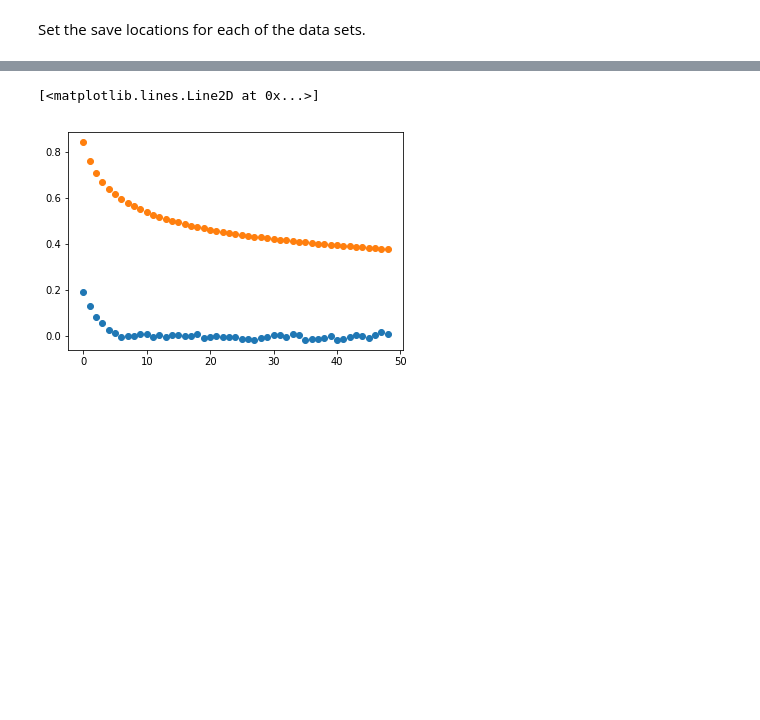
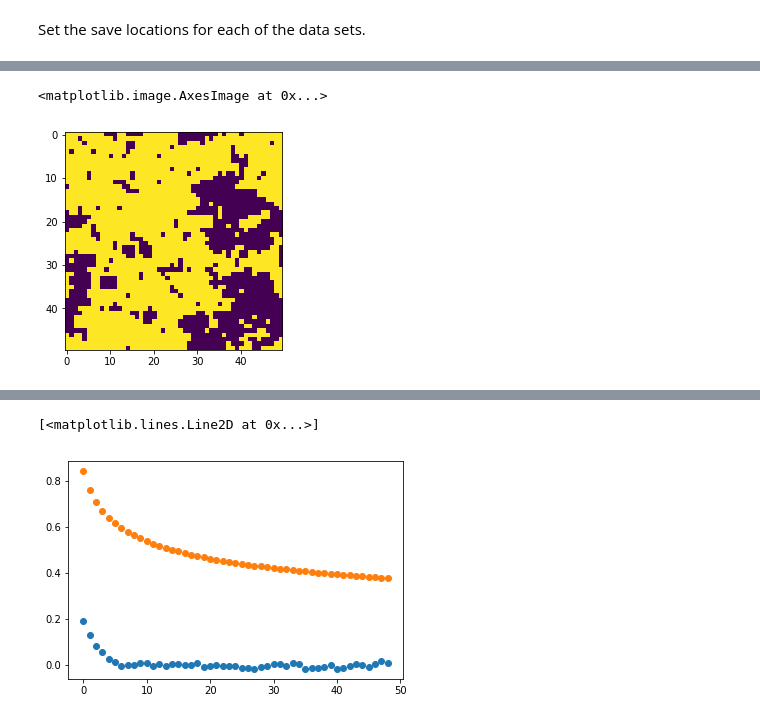
Before and after one commit to DanielJCase/Ising-Deep-Learning, a Jupyter notebook: Ising_genData.ipynb, the cells around one changed output, grey strips where cells are left out. Saved outputs shown, nothing was run; the diff lists cells and outputs as text; code cells hidden in the pictures; blank space fills up the shorter version.

```diff
--- a/Ising_genData.ipynb
+++ b/Ising_genData.ipynb
@@ -299,6 +15,0 @@ p.join()
-# %%
-samples = 3
-L=20
-steps = 3
-for T in Temps:
-    generateSamples(T,L,steps,samples,train_data)
@@ -315,7 +15,0 @@ plt.imshow(sampleMat)
-# %%
-mat=createArray(20)
-steps=1000
-avgE = np.zeros(steps)
-for step in tqdm(range(steps)):
-    avgE[step]=iterateWolff(mat,2.5,True)
-    #avgE[step]=iterate(mat,2.1,True)
@@ -338,0 +120,11 @@ plt.plot(avgE)
+# %%
+def flipCluster(mat,cluster):
+    # Flip all spins in a cluster. Used for the Wolff algorithm.
+    """
+    Parameters:
+        mat: numpy array containing the current spin configuration
+        cluster: List of spins to be flipped
+    """
+    for pair in cluster:
+        i,j=pair
+        mat[i,j]*=-1
@@ -338,0 +265,5 @@ plt.plot(avgE)
+# %%
+def simulate(mat,T,steps):
+    #MC simulation for a square lattice, using the Wolff algorithm
+    for step in range(steps):
+        iterateWolff(mat,T)
@@ -338,0 +335,6 @@ plt.plot(avgE)
+# %%
+simulate(mat,2.3,3000)
+plt.imshow(mat)
+# %% [output]
+<matplotlib.image.AxesImage at 0x...>
+[figure, added]
```
Also changed, not shown: parts of 80 cells of this notebook.
